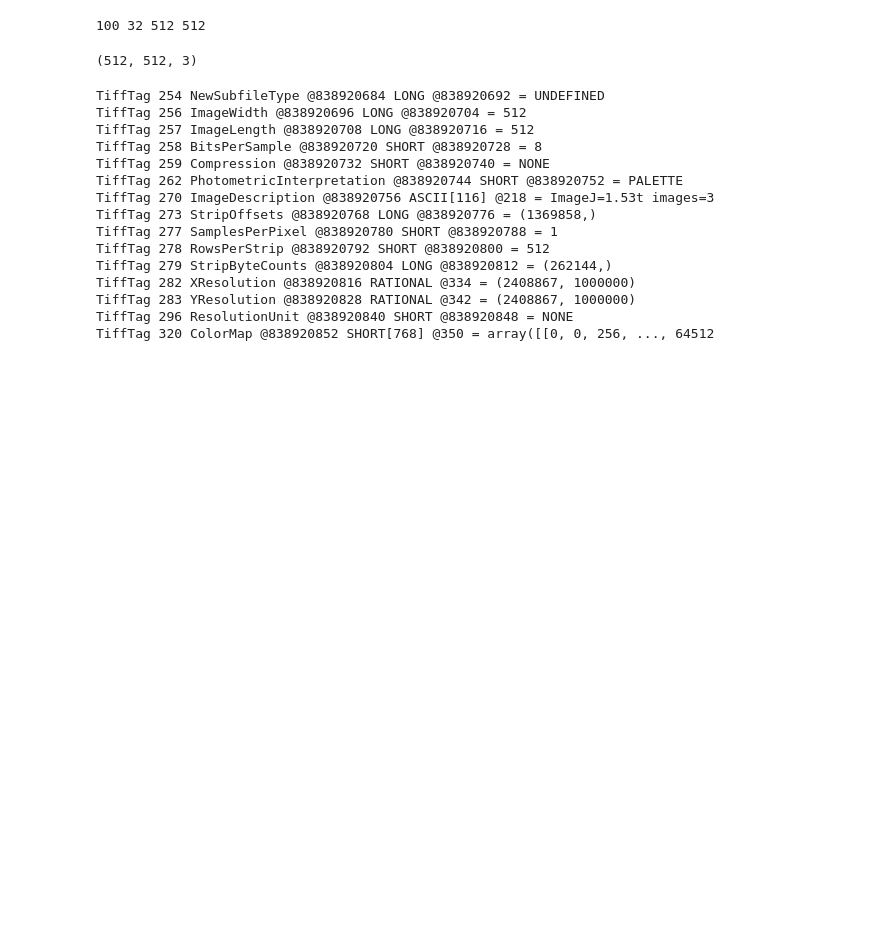
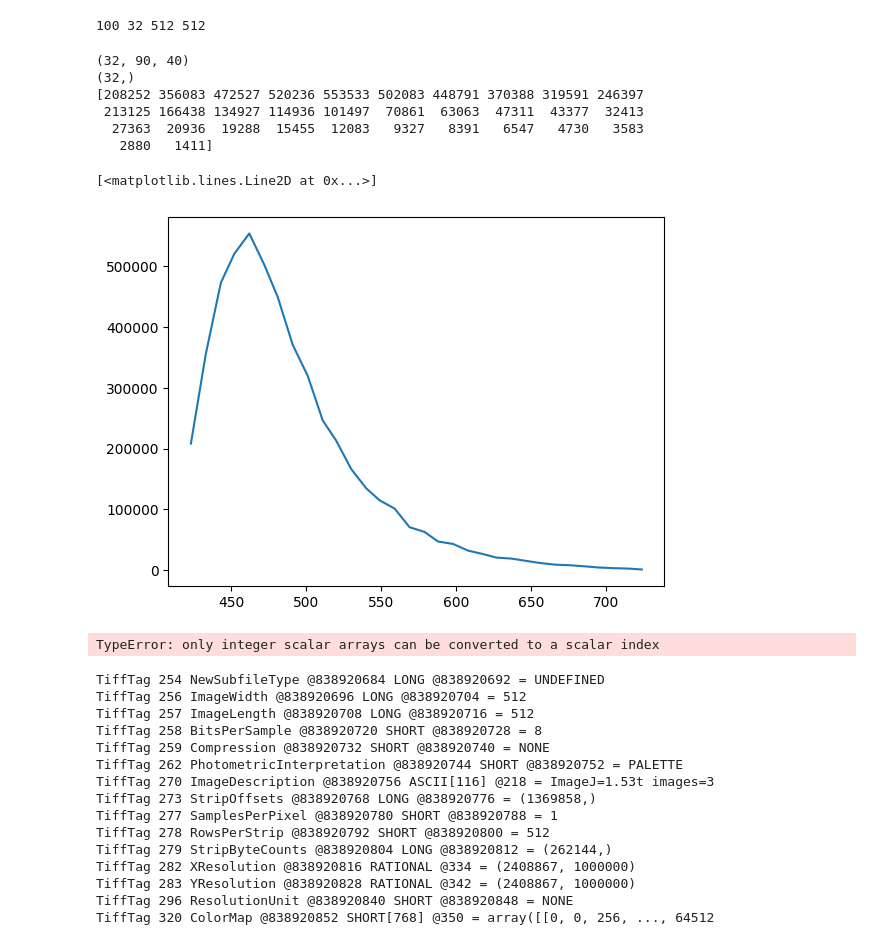
Before and after one commit to arteys/PyLSM, a Jupyter notebook: pyLSM_TL.ipynb, the cells around one changed output. Cells and saved outputs as stored; diff of their text form; code cells hidden in the pictures; blank space fills up the shorter version.

Commit message:
ROI spectra extraction function now work

```diff
--- a/pyLSM_TL.ipynb
+++ b/pyLSM_TL.ipynb
@@ -230,5 +230,20 @@ def automatic_brightness_and_contrast(image, clip_hist_percent=1):
 
     auto_result = cv2.convertScaleAbs(image, alpha=alpha, beta=beta)
     return (auto_result, alpha, beta)
+
+def spectra_extraction_ROI(x_coord, y_coord, size, image):
+
+    type_conversion_constant = 10000 #When numbers a big we didnt lose much when convert it to int. And ints look much nicer in Excel
+
+    x_1 = x_coord - size
+    x_2 = y_coord + size
+    y_1 = y_coord - size
+    y_2 = y_coord + size
+
+    image_ROI = image[:,x_1:x_2,y_1:y_2]
+    intensity_data_full_avereged = (np.average(image_ROI, axis = (1,2))*type_conversion_constant).astype(int)
+
+
+    return intensity_data_full_avereged
 # %%
 path = "C:\\Users\\Modern\\Desktop\\Python\\LSM Test\\SM-33 405 lambda TL.tif"
@@ -246,12 +262,25 @@ print(c,z,x,y)
 # %%
 image_i = image_raw[99,:,:,:]
 img = channels_to_lambda(image_i,wavelength_list)
 
-print(np.shape(img))
+# print(np.shape(image_i))
+
+spectra = spectra_extraction_ROI(193, 243, 20, image_i)
+# print(np.shape(spectra))
+# print(spectra)
 
 # auto_result, alpha, beta = automatic_brightness_and_contrast(img)
 
 # imgplot = plt.imshow(auto_result)
 # plt.show()
+
+plt.plot(wavelength_list,spectra)
 # %% [output]
-(512, 512, 3)
+(32, 90, 40)
+(32,)
+[208252 356083 472527 520236 553533 502083 448791 370388 319591 246397
+ 213125 166438 134927 114936 101497  70861  63063  47311  43377  32413
+  27363  20936  19288  15455  12083   9327   8391   6547   4730   3583
+   2880   1411]
+[<matplotlib.lines.Line2D at 0x...>]
+[figure, added]
@@ -260,10 +287,20 @@ folder_path = 'C:\\Users\\Modern\\Desktop\\Python\\LSM Test'
 # %%
+spectra = np.array([])
+
 for i in range(3):
     image_i = image_raw[i,:,:,:]
     img = channels_to_lambda(image_i,wavelength_list)
     auto_result, alpha, beta = automatic_brightness_and_contrast(img)
+
+    spectra_i = spectra_extraction_ROI(193, 243, 20, image_i)
+    spectra = np.concatenate(spectra,spectra_i)
+
+    # print(spectra_i)
+
     output_image_file_name_corr = folder_path + '\\Animation_frames\\' + str(i) + '_corr' + '.png'
     cv2.imwrite(output_image_file_name_corr, auto_result)
+# %% [output]
+TypeError: only integer scalar arrays can be converted to a scalar index
 # %%
 with tf.TiffFile(path) as tif:
        metadata = tif.pages[5].tags
```
Also changed, not shown: parts of 2 cells of this notebook.
